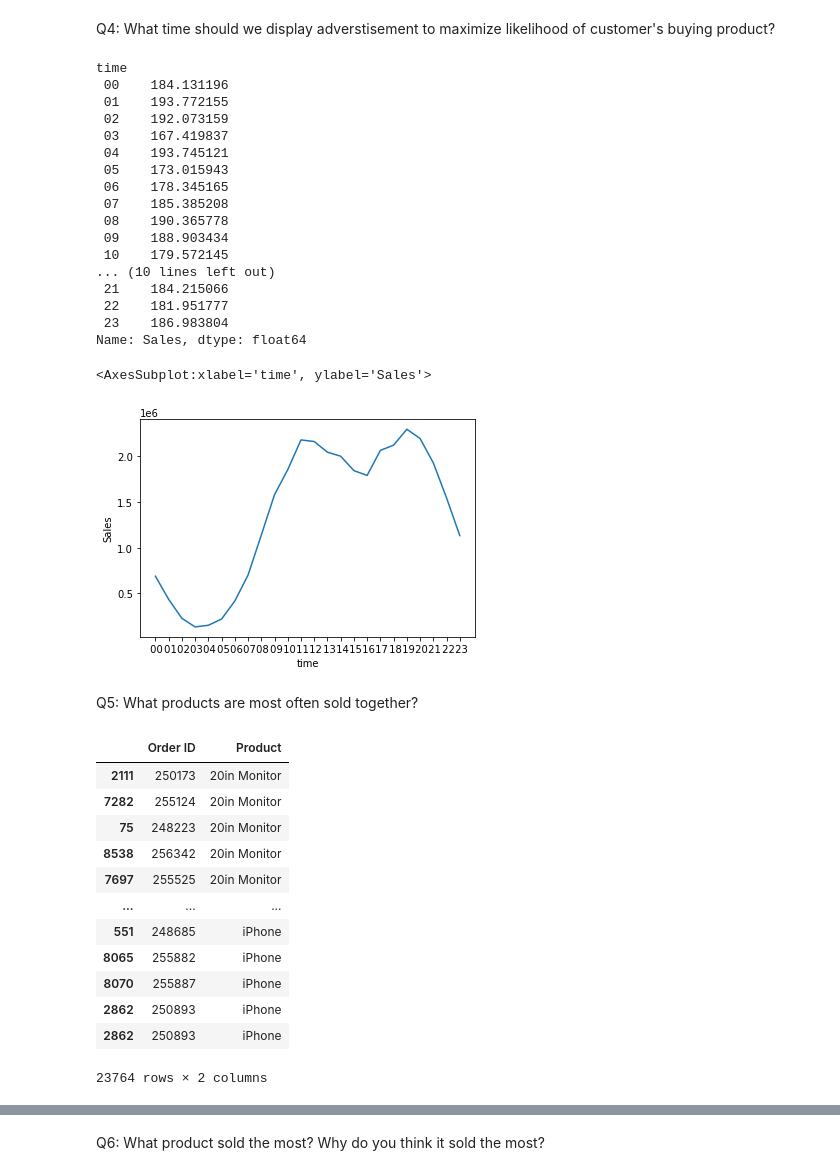
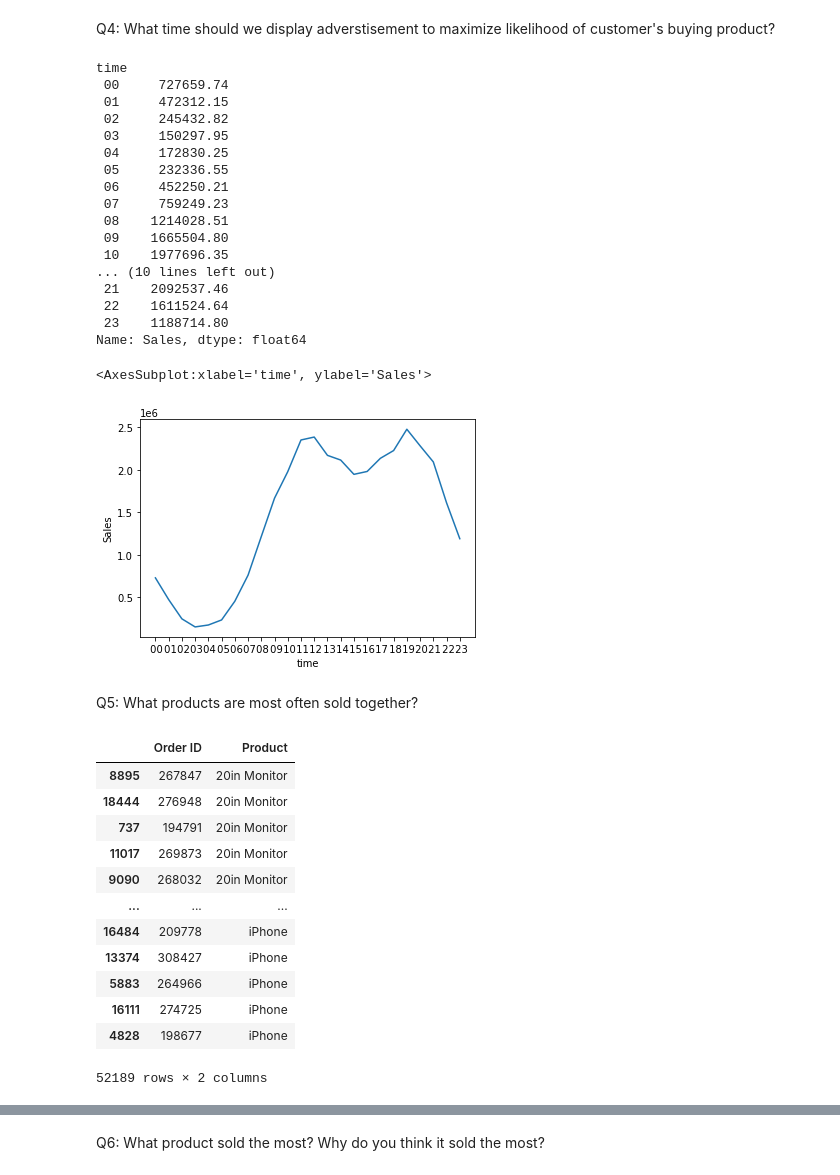
Before and after one commit to linocondor/sales-retail-data, a Jupyter notebook: Sales Data.ipynb, the cells around one changed output, grey strips where cells are left out. Drawn from its saved outputs; the diff is of its cells as text; code cells hidden in the pictures.

```diff
--- a/Sales Data.ipynb
+++ b/Sales Data.ipynb
@@ -24,18 +24,16 @@ import seaborn as sns
 # %%
 data_1 = pd.read_csv('data\Sales_April_2019.csv')
 data_2 = pd.read_csv('data\Sales_August_2019.csv')
-data_2 = pd.read_csv('data\Sales_August_2019.csv')
 data_3 = pd.read_csv('data\Sales_December_2019.csv')
 data_4 = pd.read_csv('data\Sales_February_2019.csv')
-data_1 = pd.read_csv('data\Sales_April_2019.csv')
-data_5 = pd.read_csv('data\Sales_January_2019.csv')
-data_6 = pd.read_csv('data\Sales_July_2019.csv')
-data_7 = pd.read_csv('data\Sales_June_2019.csv')
-data_8 = pd.read_csv('data\Sales_March_2019.csv')
-data_9 = pd.read_csv('data\Sales_May_2019.csv')
-data_10 = pd.read_csv('data\Sales_November_2019.csv')
-data_11 = pd.read_csv('data\Sales_October_2019.csv')
-data_12 = pd.read_csv('data\Sales_September_2019.csv')
+data_6 = pd.read_csv('data\Sales_January_2019.csv')
+data_7 = pd.read_csv('data\Sales_July_2019.csv')
+data_8 = pd.read_csv('data\Sales_June_2019.csv')
+data_9 = pd.read_csv('data\Sales_March_2019.csv')
+data_10 = pd.read_csv('data\Sales_May_2019.csv')
+data_11 = pd.read_csv('data\Sales_November_2019.csv')
+data_12 = pd.read_csv('data\Sales_October_2019.csv')
+data_5 = pd.read_csv('data\Sales_September_2019.csv')
 
 #we are concatenating the data in one table called data
 data = pd.concat([data_1,data_2,data_3,data_4,data_5,data_6,data_7,data_8,data_9,data_10,data_12,data_12],axis=0)
@@ -291,21 +289,21 @@ data_q4 = data[['time','Sales']]
 data_q4.groupby(['time']).sum().sort_values(['time'],ascending=True)['Sales']
 # %% [output]
 time
- 00    184.131196
- 01    193.772155
- 02    192.073159
- 03    167.419837
- 04    193.745121
- 05    173.015943
- 06    178.345165
- 07    185.385208
- 08    190.365778
- 09    188.903434
- 10    179.572145
+ 00     727659.74
+ 01     472312.15
+ 02     245432.82
+ 03     150297.95
+ 04     172830.25
+ 05     232336.55
+ 06     452250.21
+ 07     759249.23
+ 08    1214028.51
+ 09    1665504.80
+ 10    1977696.35
 ... (10 lines left out)
- 21    184.215066
- 22    181.951777
- 23    186.983804
+ 21    2092537.46
+ 22    1611524.64
+ 23    1188714.80
 Name: Sales, dtype: float64
 # %%
 plot_q4 = data_q4.groupby(['time']).sum().sort_values(['time'],ascending=True)['Sales']
@@ -313,27 +311,27 @@ plot_q4 = data_q4.groupby(['time']).sum().sort_values(['time'],ascending=True)['
 sns.lineplot(x=plot_q4.index , y=plot_q4)
 # %% [output]
 <AxesSubplot:xlabel='time', ylabel='Sales'>
-[figure, old version]
+[figure, new version]
 # %% [markdown]
 Q5: What products are most often sold together?
 # %%
 data_q5 = data[['Order ID','Product']]
-data_q5 = data_q5[data_q5.duplicated(keep=False)].sort_values(['Product'])
+data_q5 = data_q5[data_q5['Order ID'].duplicated(keep=False)].sort_values(['Product'])
 data_q5
 # %% [output]
 |  | Order ID | Product |
-| 2111 | 250173 | 20in Monitor |
-| 7282 | 255124 | 20in Monitor |
-| 75 | 248223 | 20in Monitor |
-| 8538 | 256342 | 20in Monitor |
-| 7697 | 255525 | 20in Monitor |
+| 8895 | 267847 | 20in Monitor |
+| 18444 | 276948 | 20in Monitor |
+| 737 | 194791 | 20in Monitor |
+| 11017 | 269873 | 20in Monitor |
+| 9090 | 268032 | 20in Monitor |
 | ... | ... | ... |
-| 551 | 248685 | iPhone |
-| 8065 | 255882 | iPhone |
-| 8070 | 255887 | iPhone |
-| 2862 | 250893 | iPhone |
-| 2862 | 250893 | iPhone |
+| 16484 | 209778 | iPhone |
+| 13374 | 308427 | iPhone |
+| 5883 | 264966 | iPhone |
+| 16111 | 274725 | iPhone |
+| 4828 | 198677 | iPhone |
-23764 rows × 2 columns
+52189 rows × 2 columns
 # %%
 data_q5.groupby('Order ID').sum()['Product']
 # %% [output]
```
Also changed, not shown: parts of 19 cells of this notebook.
